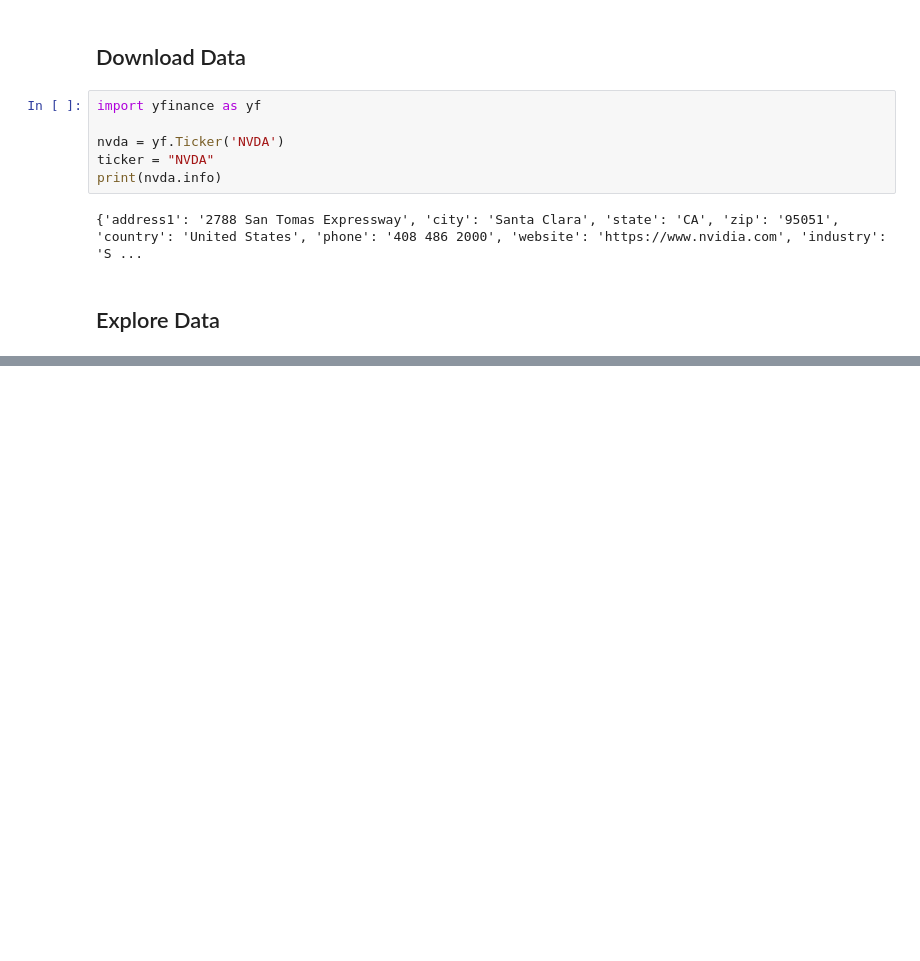
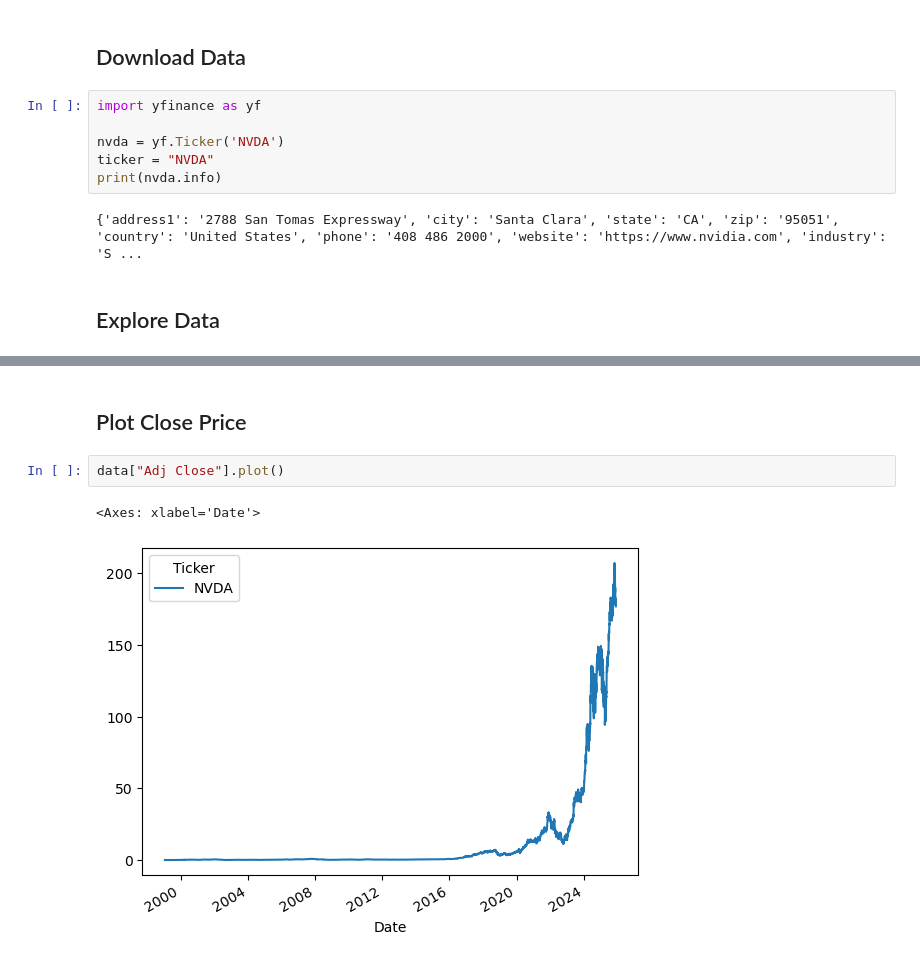
Before and after one commit to ajaj0101/quant-projects, a Jupyter notebook: Week_1_moving_average/week1_backtest.ipynb, the cells around one changed output, grey strips where cells are left out. Drawn from its saved outputs; the diff is of its cells as text; blank space fills up the shorter version.

```diff
--- a/Week_1_moving_average/week1_backtest.ipynb
+++ b/Week_1_moving_average/week1_backtest.ipynb
@@ -36,0 +95,7 @@ Error:
+# %% [markdown]
+## Plot Close Price
+# %%
+data["Adj Close"].plot()
+# %% [output]
+<Axes: xlabel='Date'>
+[figure, added]
```
Also changed, not shown: parts of 7 cells of this notebook.
